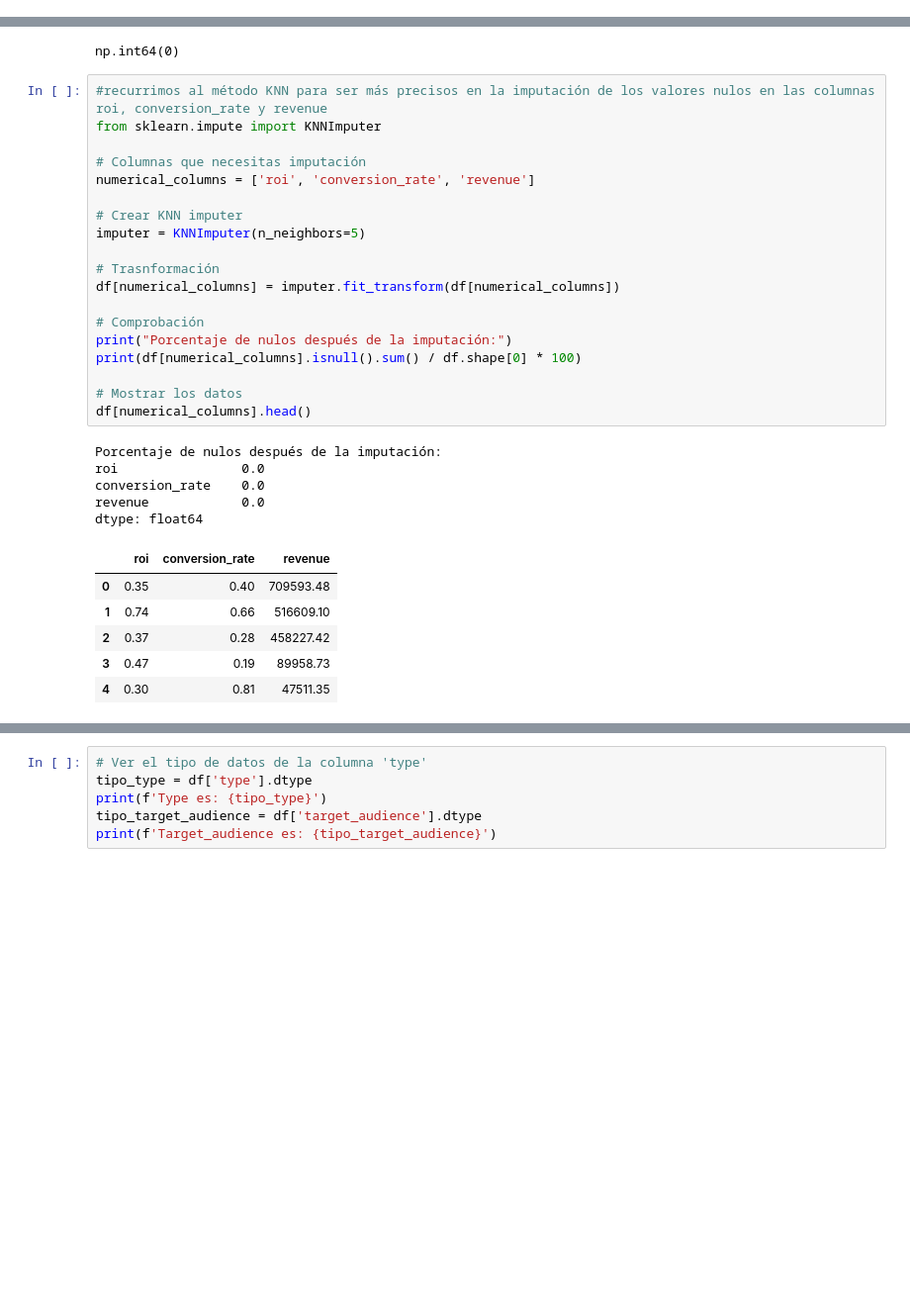
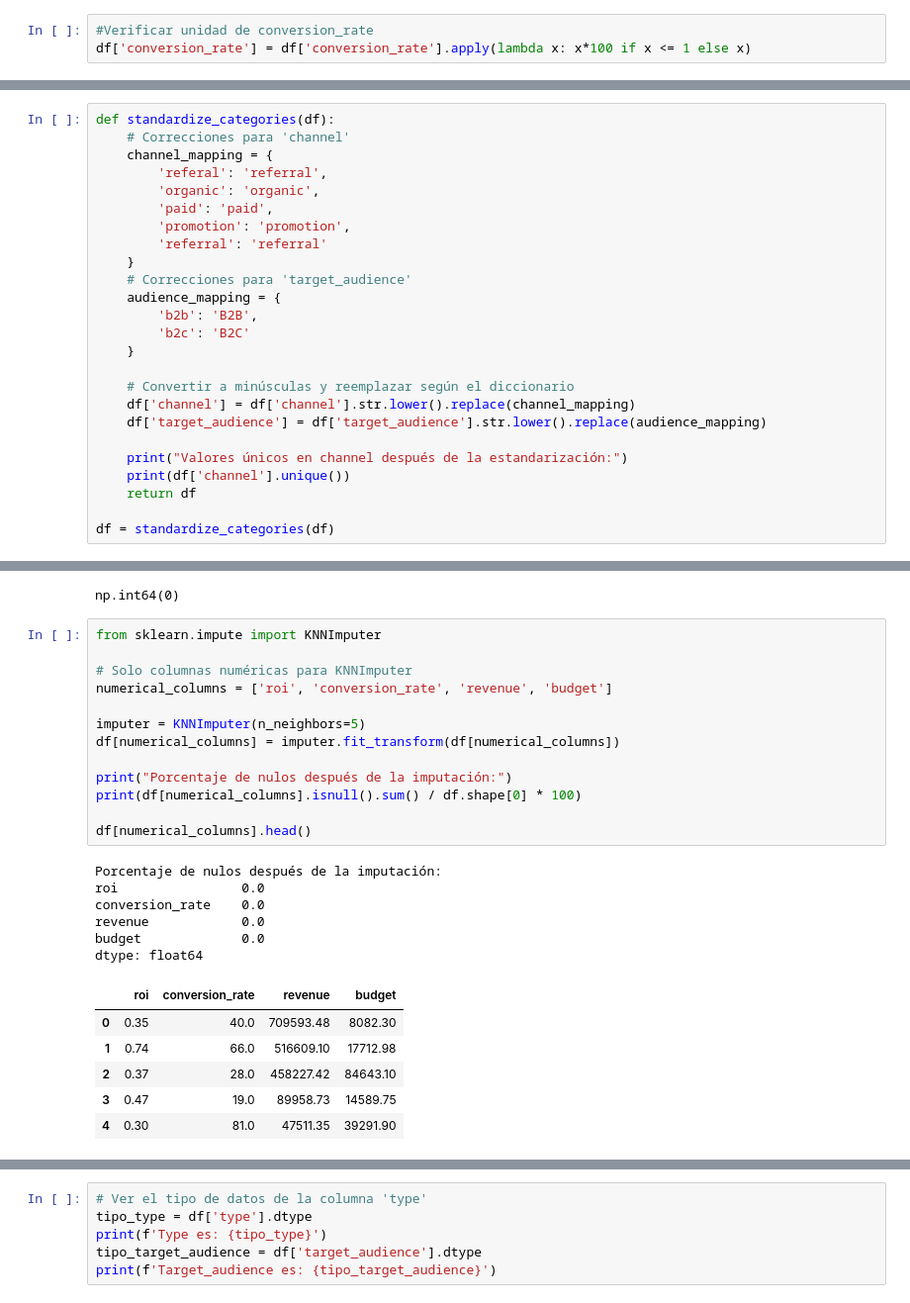
Before and after one commit to vfpomer/Marketing_app, a Jupyter notebook: notebooks/marketing_preprocesamiento.ipynb, the cells around one changed output, grey strips where cells are left out. Shown: that part at 99% size. Saved outputs shown, nothing was run; the diff lists cells and outputs as text; blank space fills up the shorter version.

```diff
--- a/notebooks/marketing_preprocesamiento.ipynb
+++ b/notebooks/marketing_preprocesamiento.ipynb
@@ -126,0 +161,3 @@ np.int64(2)
+# %%
+#Verificar unidad de conversion_rate
+df['conversion_rate'] = df['conversion_rate'].apply(lambda x: x*100 if x <= 1 else x)
@@ -126,0 +304,25 @@ np.int64(2)
+# %%
+def standardize_categories(df):
+    # Correcciones para 'channel'
+    channel_mapping = {
+        'referal': 'referral',
+        'organic': 'organic',
+        'paid': 'paid',
+        'promotion': 'promotion',
+        'referral': 'referral'
+    }
+    # Correcciones para 'target_audience'
+    audience_mapping = {
+        'b2b': 'B2B',
+        'b2c': 'B2C'
+    }
+
+    # Convertir a minúsculas y reemplazar según el diccionario
+    df['channel'] = df['channel'].str.lower().replace(channel_mapping)
+    df['target_audience'] = df['target_audience'].str.lower().replace(audience_mapping)
+
+    print("Valores únicos en channel después de la estandarización:")
+    print(df['channel'].unique())
+    return df
+
+df = standardize_categories(df)
@@ -225,33 +471,28 @@ df['end_date'].isnull().sum()
 # %% [output]
 np.int64(0)
 # %%
-#recurrimos al método KNN para ser más precisos en la imputación de los valores nulos en las columnas roi, conversion_rate y revenue
 from sklearn.impute import KNNImputer
 
-# Columnas que necesitas imputación
-numerical_columns = ['roi', 'conversion_rate', 'revenue']
+# Solo columnas numéricas para KNNImputer
+numerical_columns = ['roi', 'conversion_rate', 'revenue', 'budget']
 
-# Crear KNN imputer
 imputer = KNNImputer(n_neighbors=5)
-
-# Trasnformación
 df[numerical_columns] = imputer.fit_transform(df[numerical_columns])
 
-# Comprobación
 print("Porcentaje de nulos después de la imputación:")
 print(df[numerical_columns].isnull().sum() / df.shape[0] * 100)
 
-# Mostrar los datos
 df[numerical_columns].head()
 # %% [output]
 Porcentaje de nulos después de la imputación:
 roi                0.0
 conversion_rate    0.0
 revenue            0.0
+budget             0.0
 dtype: float64
-|  | roi | conversion_rate | revenue |
-| 0 | 0.35 | 0.40 | 709593.48 |
-| 1 | 0.74 | 0.66 | 516609.10 |
-| 2 | 0.37 | 0.28 | 458227.42 |
-| 3 | 0.47 | 0.19 | 89958.73 |
-| 4 | 0.30 | 0.81 | 47511.35 |
+|  | roi | conversion_rate | revenue | budget |
+| 0 | 0.35 | 40.0 | 709593.48 | 8082.30 |
+| 1 | 0.74 | 66.0 | 516609.10 | 17712.98 |
+| 2 | 0.37 | 28.0 | 458227.42 | 84643.10 |
+| 3 | 0.47 | 19.0 | 89958.73 | 14589.75 |
+| 4 | 0.30 | 81.0 | 47511.35 | 39291.90 |
```
Also changed, not shown: parts of 22 cells of this notebook, 2 other files.
